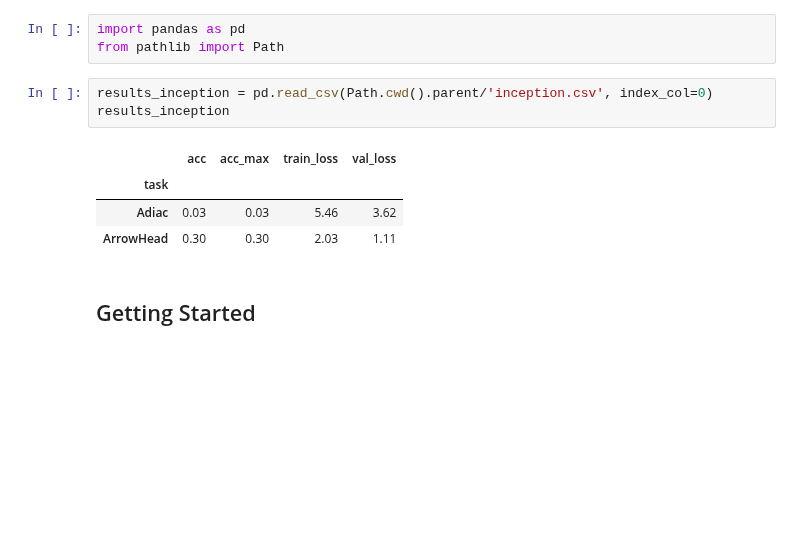
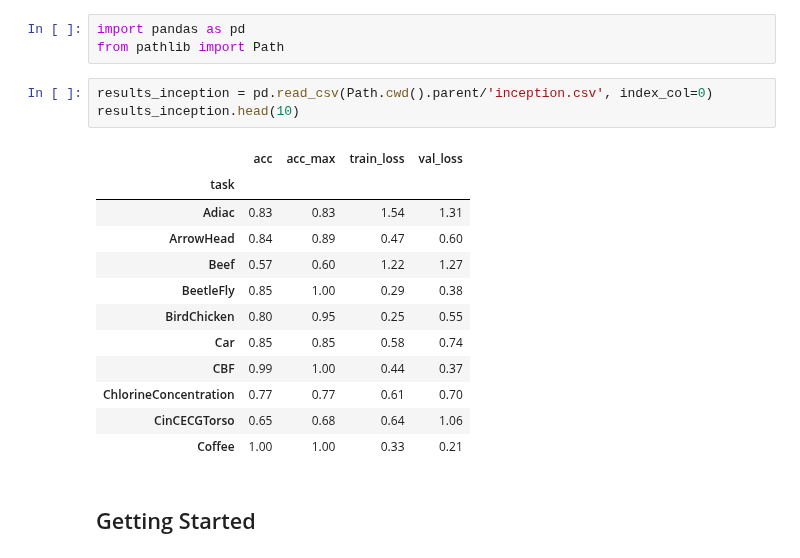
Before and after one commit to tcapelle/timeseries_fastai, a Jupyter notebook: nbs/99_index.ipynb, the cells around one changed output. Cells and saved outputs as stored; diff of their text form; blank space fills up the shorter version.

```diff
--- a/nbs/99_index.ipynb
+++ b/nbs/99_index.ipynb
@@ -36,12 +36,20 @@ import pandas as pd
 from pathlib import Path
 # %%
 results_inception = pd.read_csv(Path.cwd().parent/'inception.csv', index_col=0)
-results_inception
+results_inception.head(10)
 # %% [output]
 |  | acc | acc_max | train_loss | val_loss |
 | task |  |  |  |  |
-| Adiac | 0.03 | 0.03 | 5.46 | 3.62 |
-| ArrowHead | 0.30 | 0.30 | 2.03 | 1.11 |
+| Adiac | 0.83 | 0.83 | 1.54 | 1.31 |
+| ArrowHead | 0.84 | 0.89 | 0.47 | 0.60 |
+| Beef | 0.57 | 0.60 | 1.22 | 1.27 |
+| BeetleFly | 0.85 | 1.00 | 0.29 | 0.38 |
+| BirdChicken | 0.80 | 0.95 | 0.25 | 0.55 |
+| Car | 0.85 | 0.85 | 0.58 | 0.74 |
+| CBF | 0.99 | 1.00 | 0.44 | 0.37 |
+| ChlorineConcentration | 0.77 | 0.77 | 0.61 | 0.70 |
+| CinCECGTorso | 0.65 | 0.68 | 0.64 | 1.06 |
+| Coffee | 1.00 | 1.00 | 0.33 | 0.21 |
 # %% [markdown]
 ## Getting Started
 # %%
```
Also changed, not shown: parts of 2 cells of this notebook, 5 other files.
